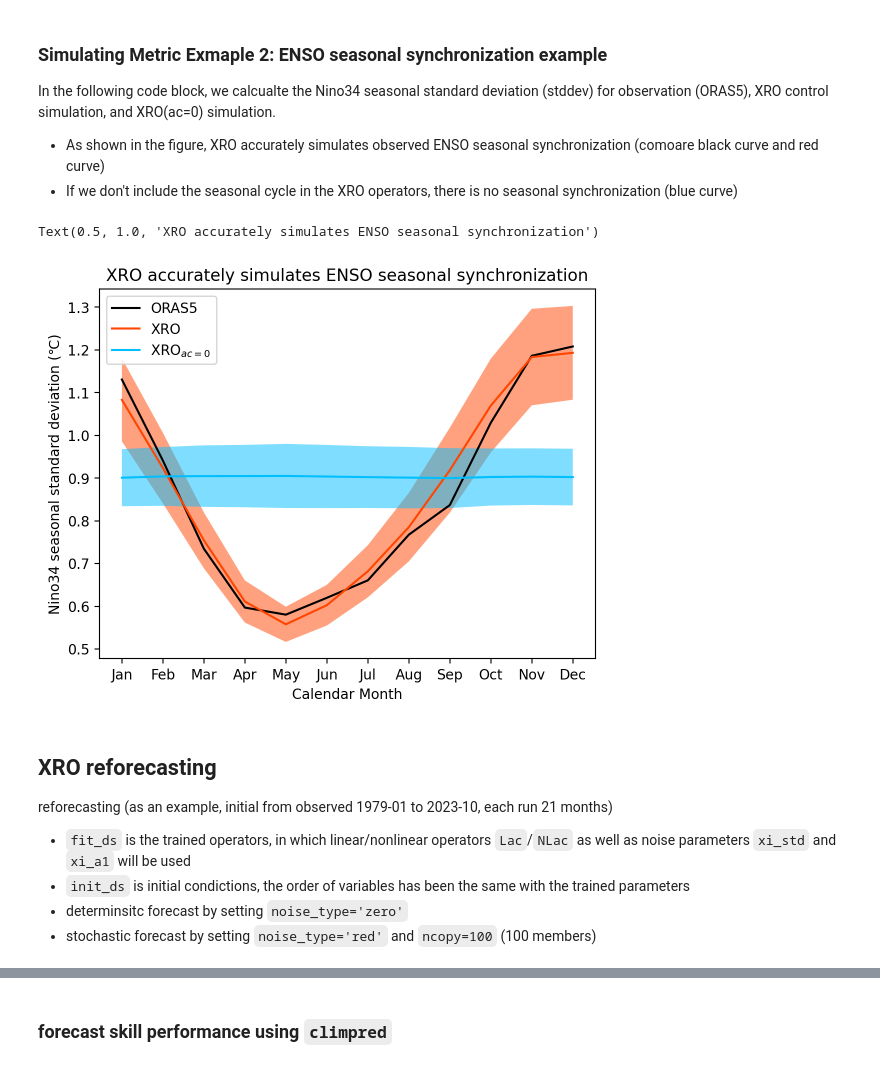
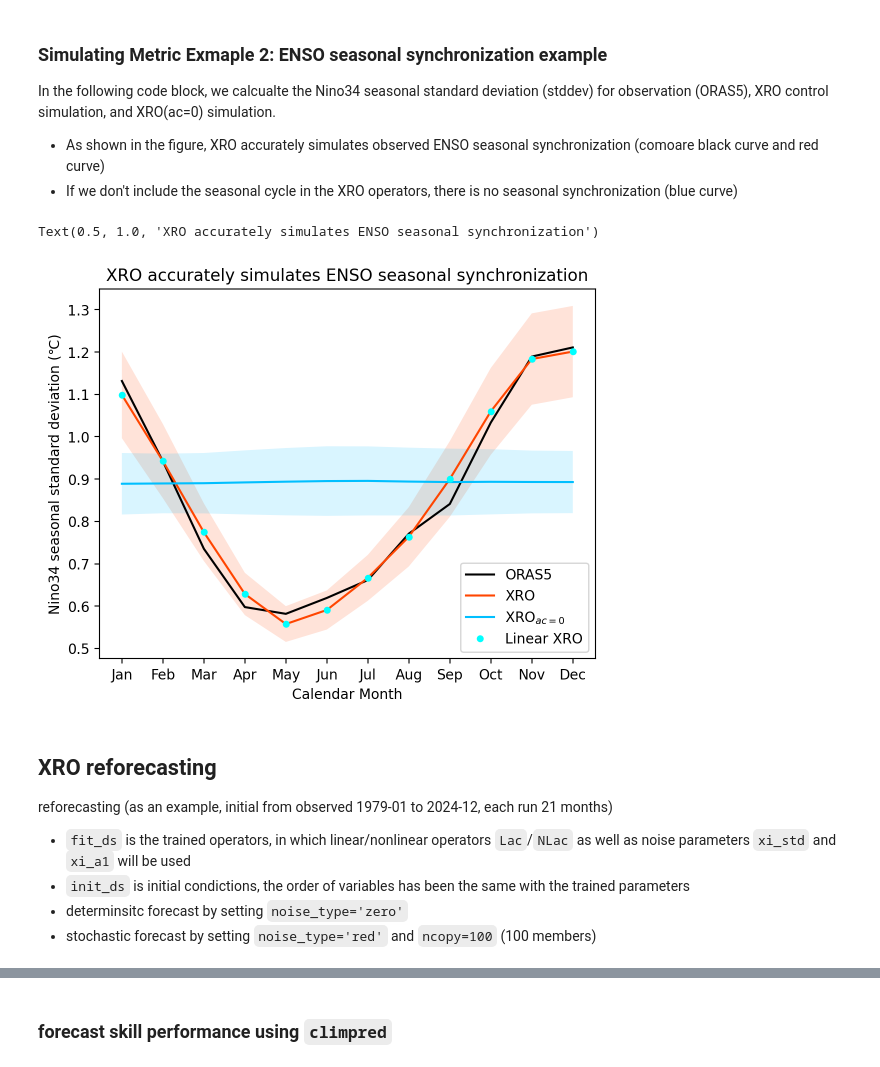
Before and after one commit to senclimate/XRO, a Jupyter notebook: code/XRO_Cookbook.ipynb, the cells around one changed output, grey strips where cells are left out. Cells and saved outputs as stored; diff of their text form; code cells hidden in the pictures.

```diff
--- a/code/XRO_Cookbook.ipynb
+++ b/code/XRO_Cookbook.ipynb
@@ -66,14 +98,13 @@ See the defitions of those SST and WWV indices from Zhao et al. (2024). For brie
 # %%
 # load observed state vectors of XRO: which include ENSO, WWV, and other modes SST indices
 # the order of variables is important, with first two must be ENSO SST and WWV;
-obs_ds = xr.open_dataset('../data/indices_oras5.nc').rename({'Hm': 'WWV', 'SASD1': 'SASD'})
+obs_ds = xr.open_dataset('../data/XRO_indices_oras5.nc')
 print(obs_ds)
 
 fig, ax = plt.subplots(1, 1, figsize=(10, 4))
 obs_ds['Nino34'].plot(ax=ax, c='black', )
 ax.set_title('Observed Nino3.4 SSTA')
 
-
 # select 1979-01 to 2022-12 as training data
 train_ds = obs_ds.sel(time=slice('1979-01', '2022-12'))
 # %% [output]
@@ -108,13 +137,17 @@ The XRO model form : dX/dt = L * X + maskb * Ib * X^2 + X * X(1) * maskth
 # %%
 # XRO model used as control experiment in the paper
-XROac2_fit = XROac2.fit_matrix(train_ds, maskb=['Nino34', 'IOD'], n_th=1)
+XROac2_fit = XROac2.fit_matrix(train_ds, maskb=['IOD'], maskNT=['T2', 'TH'])
 print('XRO control model parameters')
 print(XROac2_fit)
 
 # XRO ac=0 model
-XROac0_fit = XROac0.fit_matrix(train_ds, maskb=['Nino34', 'IOD'], n_th=1)
+XROac0_fit = XROac0.fit_matrix(train_ds, maskb=['IOD'], maskNT=['T2', 'TH'])
 print('XRO(ac=0) model parameters')
 print(XROac0_fit)
+
+XROac2Lin_fit = XROac2.fit_matrix(train_ds, maskb=[], maskNT=[])
+print('XRO linear model parameters')
+print(XROac2Lin_fit)
 # %% [output]
 XRO control model parameters
 <xarray.Dataset>
@@ -143,13 +176,18 @@ stochastic simulation (as an example, initial from observed 1979-01, each model
 
 The output is archived as monthly mean of state vectors
 # %%
-XROac2_sim = XROac2.simulate(fit_ds=XROac2_fit, X0_ds=train_ds.isel(time=0), nyear=100, ncopy=100, is_xi_stdac=True)
+seed = 2000
+XROac2_sim = XROac2.simulate(fit_ds=XROac2_fit, X0_ds=train_ds.isel(time=0), nyear=100, ncopy=100, is_xi_stdac=False, seed=seed)
 print('XRO control stochastic simulation')
 print(XROac2_sim)
 
-XROac0_sim = XROac0.simulate(fit_ds=XROac0_fit, X0_ds=train_ds.isel(time=0), nyear=100, ncopy=100)  #set seed=1000 to get the exact same result
+XROac0_sim = XROac0.simulate(fit_ds=XROac0_fit, X0_ds=train_ds.isel(time=0), nyear=100, ncopy=100, is_xi_stdac=False, seed=seed)  #set seed=1000 to get the exact same result
 print('XRO(ac=0) model stochastic simulation')
 print(XROac0_sim)
+
+XROac2Lin_sim = XROac0.simulate(fit_ds=XROac2Lin_fit, X0_ds=train_ds.isel(time=0), nyear=100, ncopy=100, is_xi_stdac=False, seed=seed)  #set seed=1000 to get the exact same result
+print('XRO(ac=2) linear model stochastic simulation')
+print(XROac2Lin_sim)
 # %% [output]
 XRO control stochastic simulation
 <xarray.Dataset>
@@ -190,33 +230,41 @@ In the following code block, we calcualte the Nino34 seasonal standard deviation
 # %%
 # as exmaple shown the
 stddev_obs = train_ds.groupby('time.month').std('time')
 
 stddev_XROac2 = XROac2_sim.groupby('time.month').std('time')
 stddev_XROac2_m = stddev_XROac2.mean('member')
 stddev_XROac2_e = stddev_XROac2.std('member')
 
 stddev_XROac0 = XROac0_sim.groupby('time.month').std('time')
 stddev_XROac0_m = stddev_XROac0.mean('member')
 stddev_XROac0_e = stddev_XROac0.std('member')
 
+stddev_XROac2Lin = XROac2Lin_sim.groupby('time.month').std('time')
+stddev_XROac2Lin_m = stddev_XROac2Lin.mean('member')
+stddev_XROac2Lin_e = stddev_XROac2Lin.std('member')
+
 sel_var = 'Nino34'
 plt.plot(stddev_obs.month, stddev_obs[sel_var], c='black', label='ORAS5')
 plt.plot(stddev_XROac2_m.month, stddev_XROac2_m[sel_var], c='orangered', label='XRO')
-plt.fill_between(stddev_XROac2_m.month, (stddev_XROac2_m-stddev_XROac2_e)[sel_var], (stddev_XROac2_m+stddev_XROac2_e)[sel_var], fc='orangered', alpha=0.5)
+plt.fill_between(stddev_XROac2_m.month, (stddev_XROac2_m-stddev_XROac2_e)[sel_var], (stddev_XROac2_m+stddev_XROac2_e)[sel_var], fc='orangered', alpha=0.15)
 plt.plot(stddev_XROac0_m.month, stddev_XROac0_m[sel_var], c='deepskyblue', label='XRO$_{ac=0}$')
-plt.fill_between(stddev_XROac0_m.month, (stddev_XROac0_m-stddev_XROac0_e)[sel_var], (stddev_XROac0_m+stddev_XROac0_e)[sel_var], fc='deepskyblue', alpha=0.5)
+plt.fill_between(stddev_XROac0_m.month, (stddev_XROac0_m-stddev_XROac0_e)[sel_var], (stddev_XROac0_m+stddev_XROac0_e)[sel_var], fc='deepskyblue', alpha=0.15)
+
+plt.plot(stddev_XROac2_m.month, stddev_XROac2_m[sel_var], c='cyan', label='Linear XRO', marker='.', ls='None', ms=8)
+# plt.fill_between(stddev_XROac2_m.month, (stddev_XROac2_m-stddev_XROac2_e)[sel_var], (stddev_XROac2_m+stddev_XROac2_e)[sel_var], fc='orange', alpha=0.1)
+
 plt.legend()
 plt.xticks(range(1, 13), ['Jan', 'Feb', 'Mar', 'Apr', 'May', 'Jun', 'Jul', 'Aug', 'Sep', 'Oct', 'Nov', 'Dec'])
 plt.ylabel('Nino34 seasonal standard deviation (℃)')
 plt.xlabel('Calendar Month')
 plt.title('XRO accurately simulates ENSO seasonal synchronization')
 # %% [output]
 Text(0.5, 1.0, 'XRO accurately simulates ENSO seasonal synchronization')
-[figure, old version]
+[figure, new version]
 # %% [markdown]
 ## XRO reforecasting
 
-reforecasting (as an example, initial from observed 1979-01 to 2023-10, each run 21 months)
+reforecasting (as an example, initial from observed 1979-01 to 2024-12, each run 21 months)
 - `fit_ds` is the trained operators, in which linear/nonlinear operators `Lac`/`NLac` as well as noise parameters `xi_std` and `xi_a1` will be used
 - `init_ds` is initial condictions, the order of variables has been the same with the trained parameters
 - determinsitc forecast by setting `noise_type='zero'`
```
Also changed, not shown: parts of 18 cells of this notebook, 5 other files.
